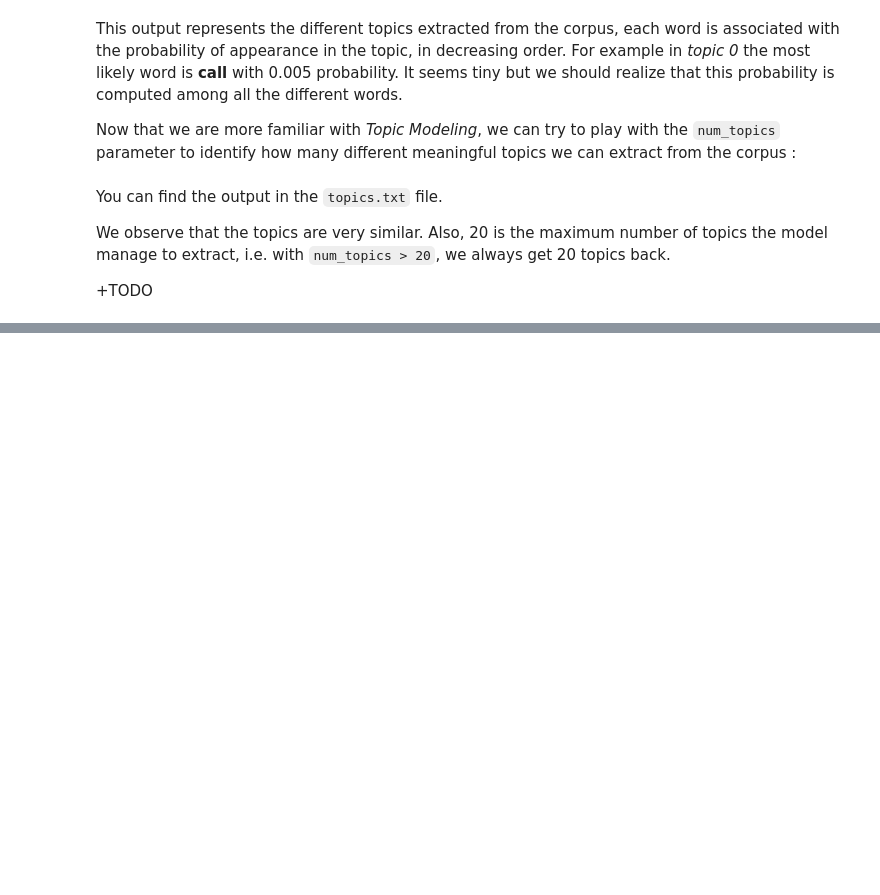
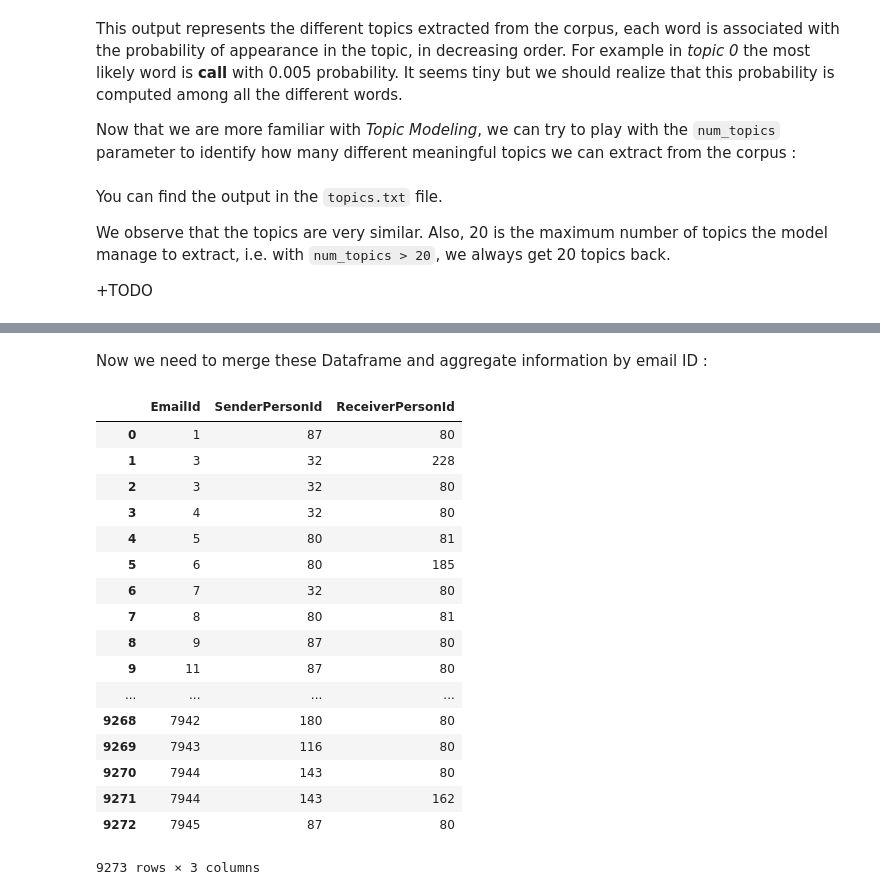
Before and after one commit to loistal/ADA_lab1, a Jupyter notebook: 05- Tamming Text/Hillary Email Controversy.ipynb, the cells around one changed output, grey strips where cells are left out. Drawn from its saved outputs; the diff is of its cells as text; code cells hidden in the pictures; blank space fills up the shorter version.

```diff
--- a/05- Tamming Text/Hillary Email Controversy.ipynb
+++ b/05- Tamming Text/Hillary Email Controversy.ipynb
@@ -314,0 +321,12 @@ We observe that the topics are very similar. Also, 20 is the maximum number of t
+# %%
+# Extract senders and mail ID's
+senders = emails[['Id', 'SenderPersonId']].rename(index=str, columns={'Id' : 'EmailId'})
+
+print('{} % are NaN values.'.format(senders['SenderPersonId'].isnull().sum() / len(senders)))
+
+# Drop the NaN values
+senders = senders[senders['SenderPersonId'].notnull()]
+
+# Set the ID's as integers
+senders['SenderPersonId'] = senders['SenderPersonId'].astype(int)
+senders.head()
@@ -314,0 +343,9 @@ We observe that the topics are very similar. Also, 20 is the maximum number of t
+# %%
+# Import the file
+receivers = pd.read_csv('./hillary-clinton-emails/EmailReceivers.csv')
+
+# Change a bit the form
+receivers = receivers[['EmailId', 'PersonId']].rename(index=str, columns={'PersonId' : 'ReceiverPersonId'})
+
+print('{} % are NaN values.'.format(receivers['ReceiverPersonId'].isnull().sum() / len(receivers)))
+receivers.head()
@@ -314,0 +360,23 @@ We observe that the topics are very similar. Also, 20 is the maximum number of t
+# %% [markdown]
+Now we need to merge these Dataframe and aggregate information by email ID :
+# %%
+senders.merge(receivers, on=['EmailId'])
+# %% [output]
+|  | EmailId | SenderPersonId | ReceiverPersonId |
+| 0 | 1 | 87 | 80 |
+| 1 | 3 | 32 | 228 |
+| 2 | 3 | 32 | 80 |
+| 3 | 4 | 32 | 80 |
+| 4 | 5 | 80 | 81 |
+| 5 | 6 | 80 | 185 |
+| 6 | 7 | 32 | 80 |
+| 7 | 8 | 80 | 81 |
+| 8 | 9 | 87 | 80 |
+| 9 | 11 | 87 | 80 |
+| ... | ... | ... | ... |
+| 9268 | 7942 | 180 | 80 |
+| 9269 | 7943 | 116 | 80 |
+| 9270 | 7944 | 143 | 80 |
+| 9271 | 7944 | 143 | 162 |
+| 9272 | 7945 | 87 | 80 |
+9273 rows × 3 columns
```
Also changed, not shown: parts of 4 cells of this notebook.
